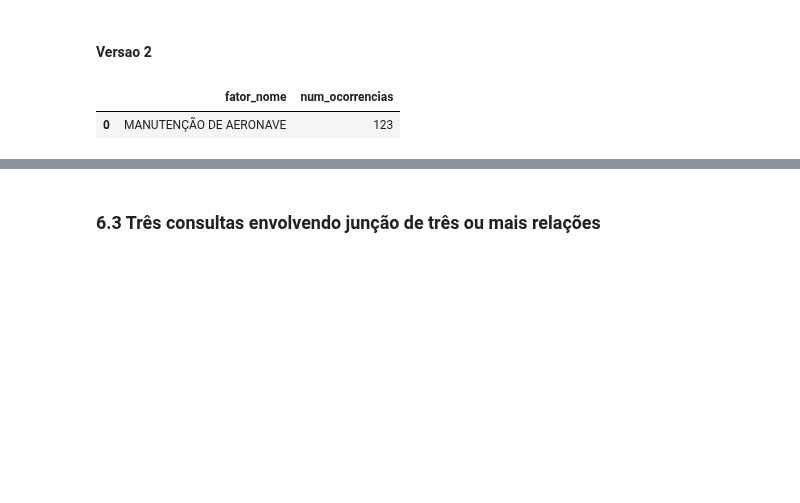
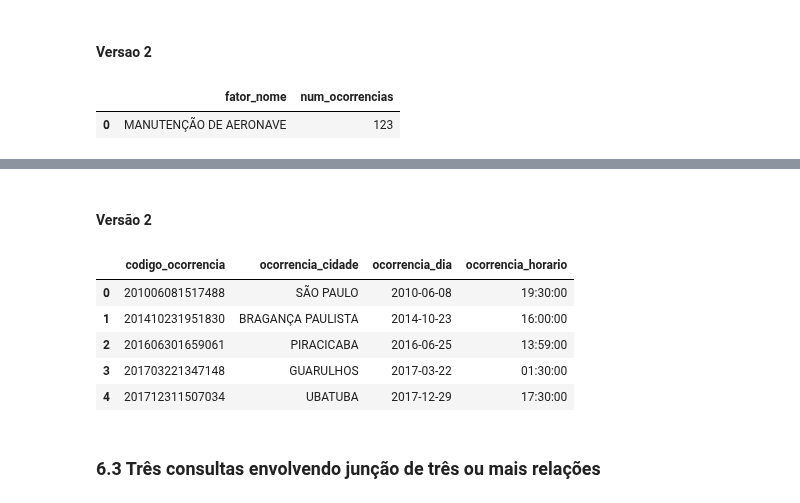
Before and after one commit to otavio-silva/IBD-TP2, a Jupyter notebook: code/TrabalhoPratico02.ipynb, the cells around one changed output, grey strips where cells are left out. Drawn from its saved outputs; the diff is of its cells as text; code cells hidden in the pictures; blank space fills up the shorter version.

```diff
--- a/code/TrabalhoPratico02.ipynb
+++ b/code/TrabalhoPratico02.ipynb
@@ -473,3 +520,27 @@ Ocorrências da categoria 'INCIDENTE GRAVE' que ocorretam no estado de São Paul
+# %% [markdown]
+#### Versão 2
+# %%
+sub_query = '(SELECT codigo_ocorrencia ' \
+            'FROM RecomendacoesSeguranca ' \
+            'WHERE recomendacao_status = "AGUARDANDO RESPOSTA") '
+
+query = 'SELECT codigo_ocorrencia, ' \
+                'ocorrencia_cidade, ' \
+                'ocorrencia_dia, ' \
+                'ocorrencia_horario ' \
+        'FROM Ocorrencias ' \
+        'WHERE ocorrencia_classificacao = "INCIDENTE GRAVE" ' \
+               'AND ocorrencia_uf = "SP" ' \
+               'AND codigo_ocorrencia IN ' + sub_query
+
+pd.read_sql(query, conn)
+# %% [output]
+|  | codigo_ocorrencia | ocorrencia_cidade | ocorrencia_dia | ocorrencia_horario |
+| 0 | 201006081517488 | SÃO PAULO | 2010-06-08 | 19:30:00 |
+| 1 | 201410231951830 | BRAGANÇA PAULISTA | 2014-10-23 | 16:00:00 |
+| 2 | 201606301659061 | PIRACICABA | 2016-06-25 | 13:59:00 |
+| 3 | 201703221347148 | GUARULHOS | 2017-03-22 | 01:30:00 |
+| 4 | 201712311507034 | UBATUBA | 2017-12-29 | 17:30:00 |
 # %% [markdown]
 ### 6.3 Três consultas envolvendo junção de três ou mais relações
 # %% [markdown]
```
Also changed, not shown: parts of 29 cells of this notebook.
